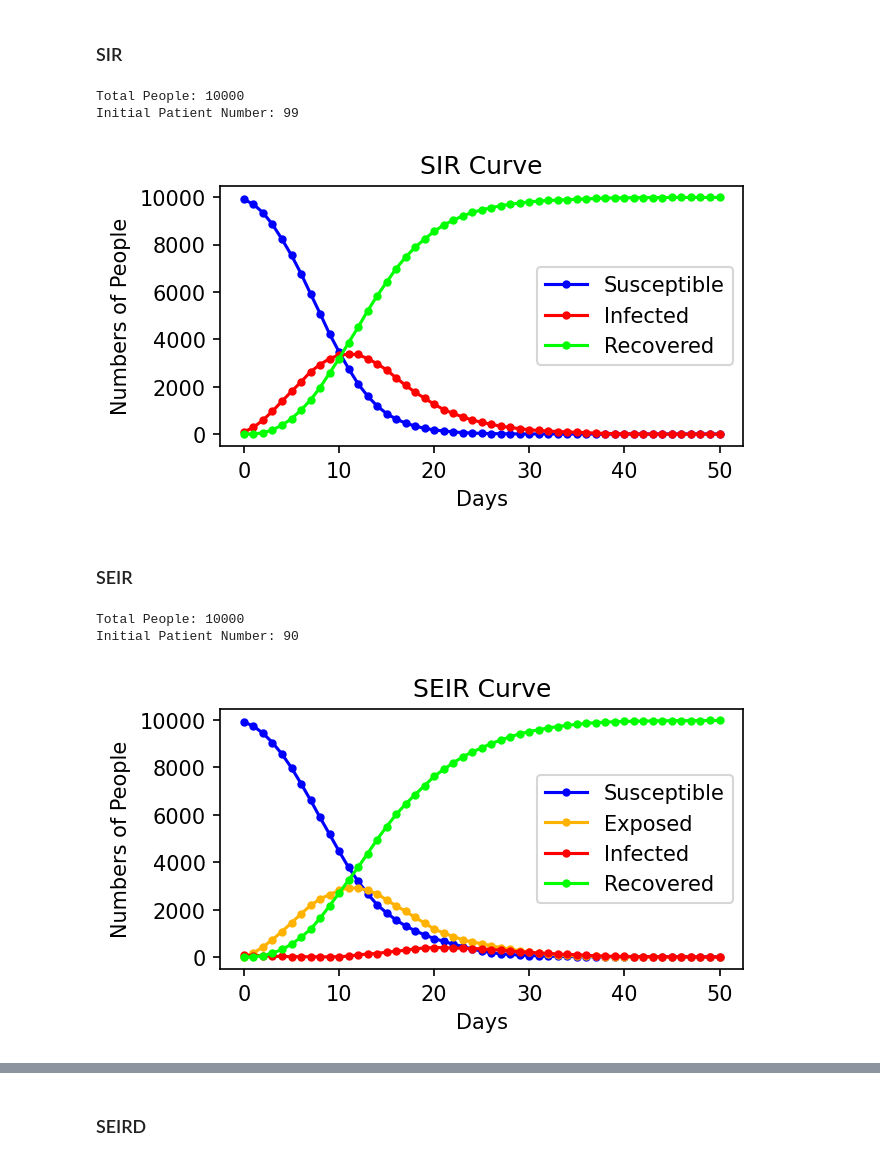
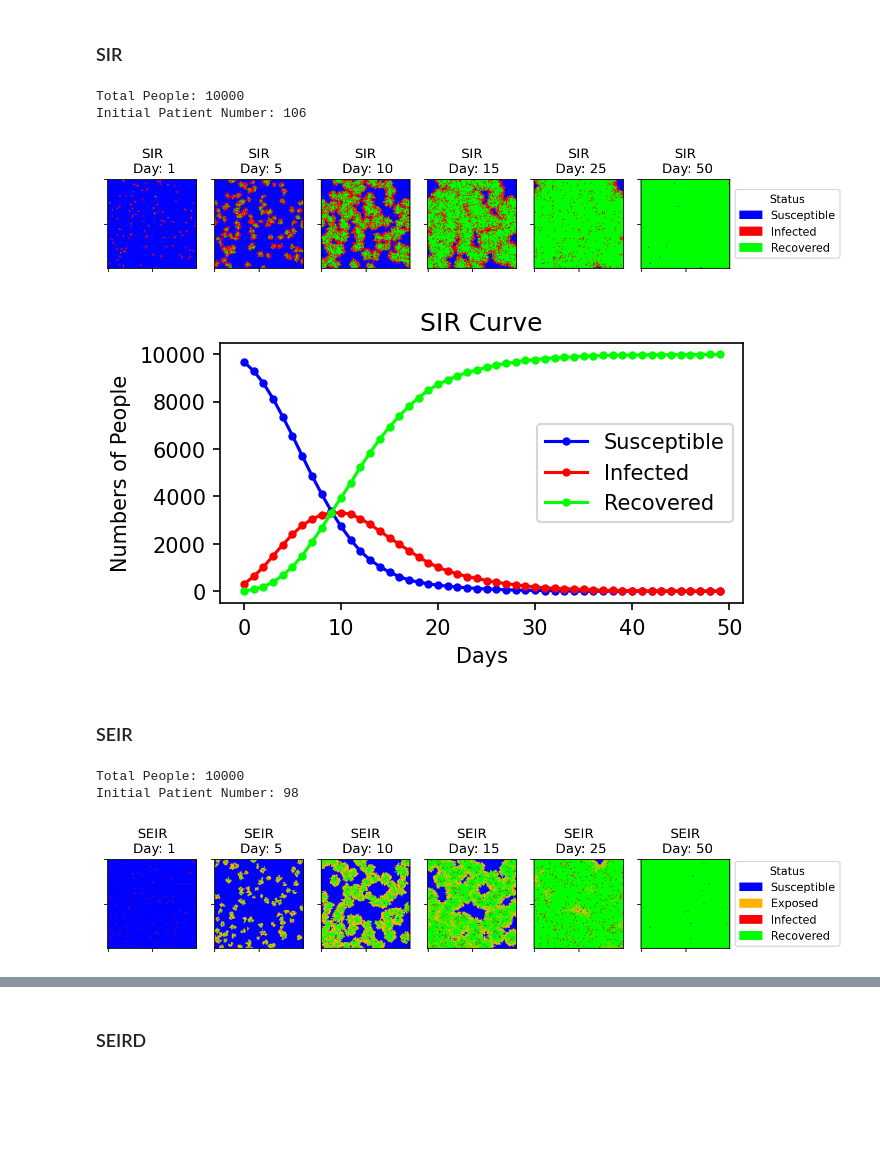
Before and after one commit to pohsienhsu/6730-Covid-Simulation, a Jupyter notebook: src/CSE6730 Final Report - COVID Simulation.ipynb, the cells around one changed output, grey strips where cells are left out. Saved outputs shown, nothing was run; the diff lists cells and outputs as text; code cells hidden in the pictures; blank space fills up the shorter version.

```diff
--- a/src/CSE6730 Final Report - COVID Simulation.ipynb
+++ b/src/CSE6730 Final Report - COVID Simulation.ipynb
@@ -470,20 +509,27 @@ plt.show()
 ### SIR
 # %%
 sir = Automata_SIR(100, 100)
-# automata.printMatrix(cmap_SIR, labels_SIR)
 print(f"Total People: {sir.numpeople}")
 print(f"Initial Patient Number: {sir.getI()}")
-sir.accumulateData()
+# sir.accumulateData()
 for n in range(50):
-    # if n in [0, 24, 49]:
-    #     sir.printMatrix(sir.getPeopleState(), cmaps["SIR"], labels["SIR"])
     sir.nextGeneration()
-    sir.accumulateData()
-sir.plotCurve()
+
+mat_arr = []
+days = [0, 4, 9, 14, 24, 49]
+for i in days:
+    mat_arr.append(sir.getPeopleStates_Arr()[i])
 # %% [output]
 Total People: 10000
-Initial Patient Number: 99
+Initial Patient Number: 106
-[figure, removed]
+# %%
+printMatrix_multi_CA(mat_arr=mat_arr, model="SIR", day=days)
+# %% [output]
+[figure, added]
+# %%
+sir.plotCurve()
+# %% [output]
+[figure, added]
 # %% [markdown]
 ### SEIR
 # %%
@@ -494,9 +540,15 @@ seir.accumulateData()
 for n in range(50):
     seir.nextGeneration()
     seir.accumulateData()
-# seir.printMatrix(cmaps["SEIR"], labels["SEIR"])
-seir.plotCurve()
+
+mat_arr = []
+days = [0, 4, 9, 14, 24, 49]
+for i in days:
+    mat_arr.append(seir.getPeopleStates_Arr()[i])
 # %% [output]
 Total People: 10000
-Initial Patient Number: 90
+Initial Patient Number: 98
-[figure, removed]
+# %%
+printMatrix_multi_CA(mat_arr=mat_arr, model="SEIR", day=days)
+# %% [output]
+[figure, added]
```
Also changed, not shown: parts of 23 cells of this notebook.
